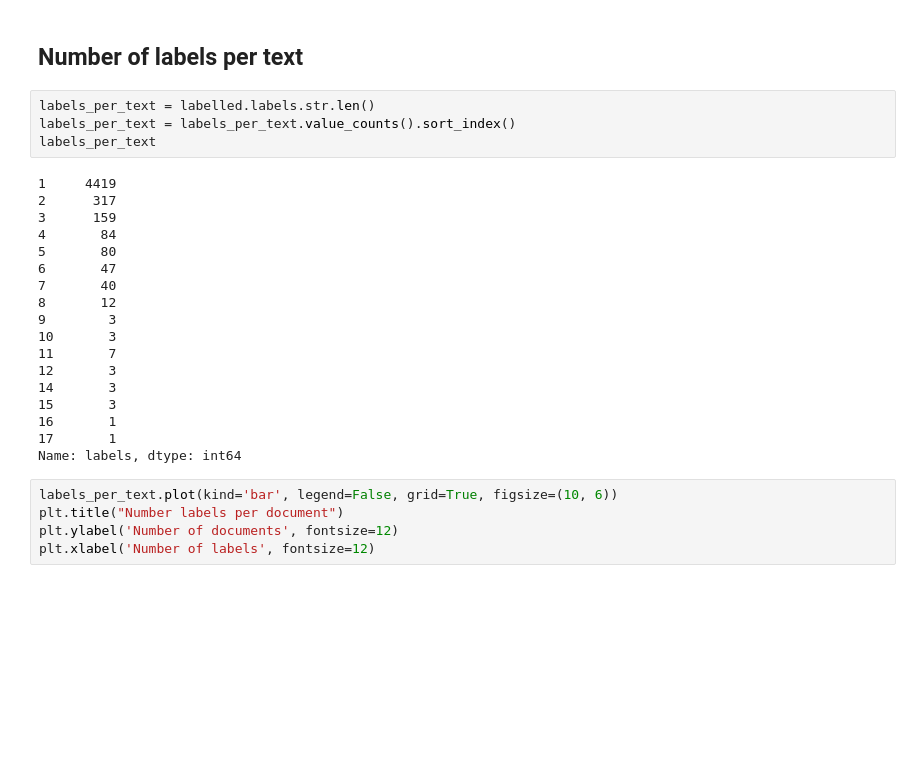
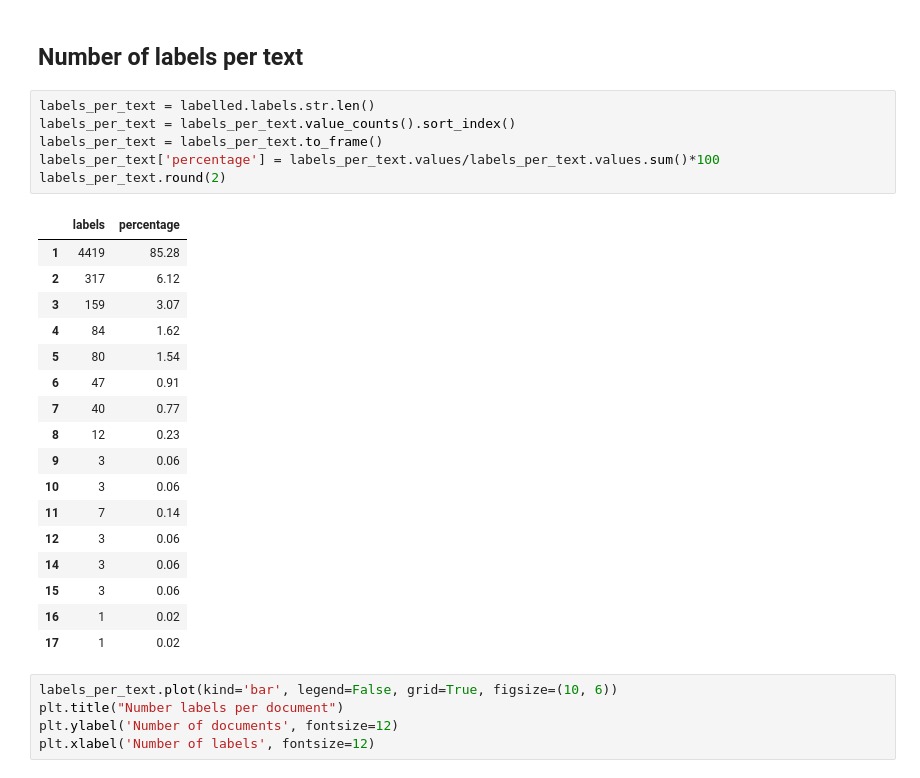
Before and after one commit to vondersam/sdgs_text_classifier, a Jupyter notebook: experiments/data_analysis.ipynb, the cells around one changed output. Cells and saved outputs as stored; diff of their text form; blank space fills up the shorter version.

```diff
--- a/experiments/data_analysis.ipynb
+++ b/experiments/data_analysis.ipynb
@@ -81,25 +85,27 @@ Text(0.5, 1.0, 'Number of documents per label')
 # %%
 labels_per_text = labelled.labels.str.len()
 labels_per_text = labels_per_text.value_counts().sort_index()
-labels_per_text
+labels_per_text = labels_per_text.to_frame()
+labels_per_text['percentage'] = labels_per_text.values/labels_per_text.values.sum()*100
+labels_per_text.round(2)
 # %% [output]
-1     4419
-2      317
-3      159
-4       84
-5       80
-6       47
-7       40
-8       12
-9        3
-10       3
-11       7
-12       3
-14       3
-15       3
-16       1
-17       1
-Name: labels, dtype: int64
+|  | labels | percentage |
+| 1 | 4419 | 85.28 |
+| 2 | 317 | 6.12 |
+| 3 | 159 | 3.07 |
+| 4 | 84 | 1.62 |
+| 5 | 80 | 1.54 |
+| 6 | 47 | 0.91 |
+| 7 | 40 | 0.77 |
+| 8 | 12 | 0.23 |
+| 9 | 3 | 0.06 |
+| 10 | 3 | 0.06 |
+| 11 | 7 | 0.14 |
+| 12 | 3 | 0.06 |
+| 14 | 3 | 0.06 |
+| 15 | 3 | 0.06 |
+| 16 | 1 | 0.02 |
+| 17 | 1 | 0.02 |
 # %%
 labels_per_text.plot(kind='bar', legend=False, grid=True, figsize=(10, 6))
 plt.title("Number labels per document")
```
Also changed, not shown: parts of 2 cells of this notebook.
